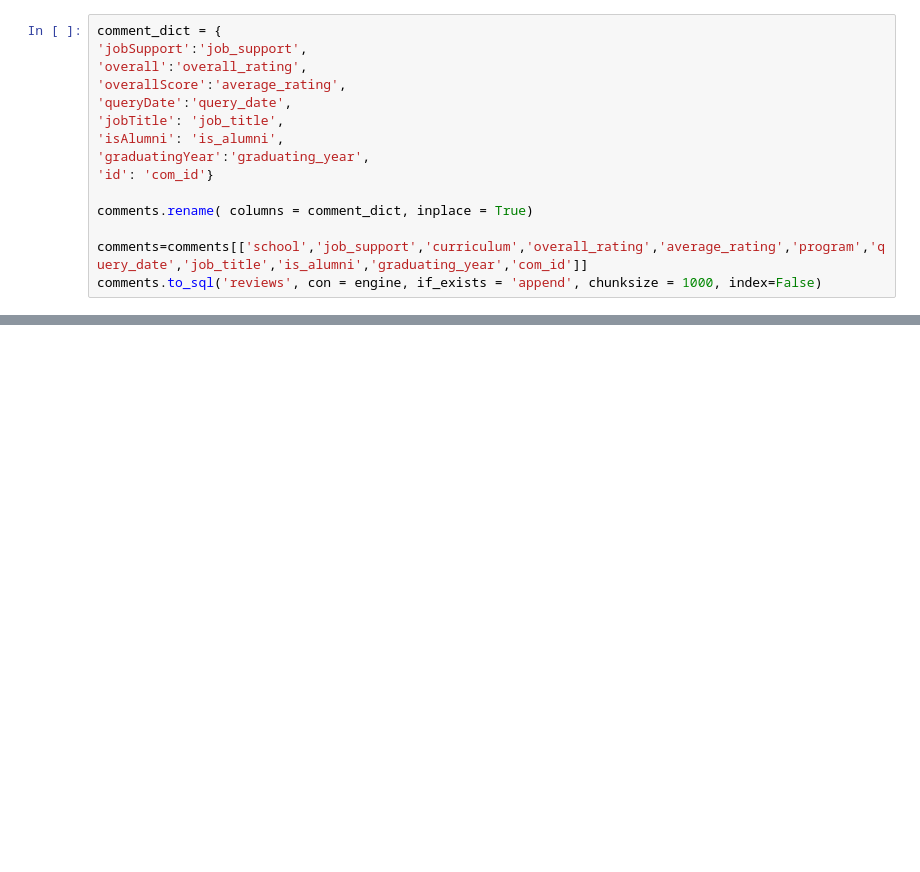
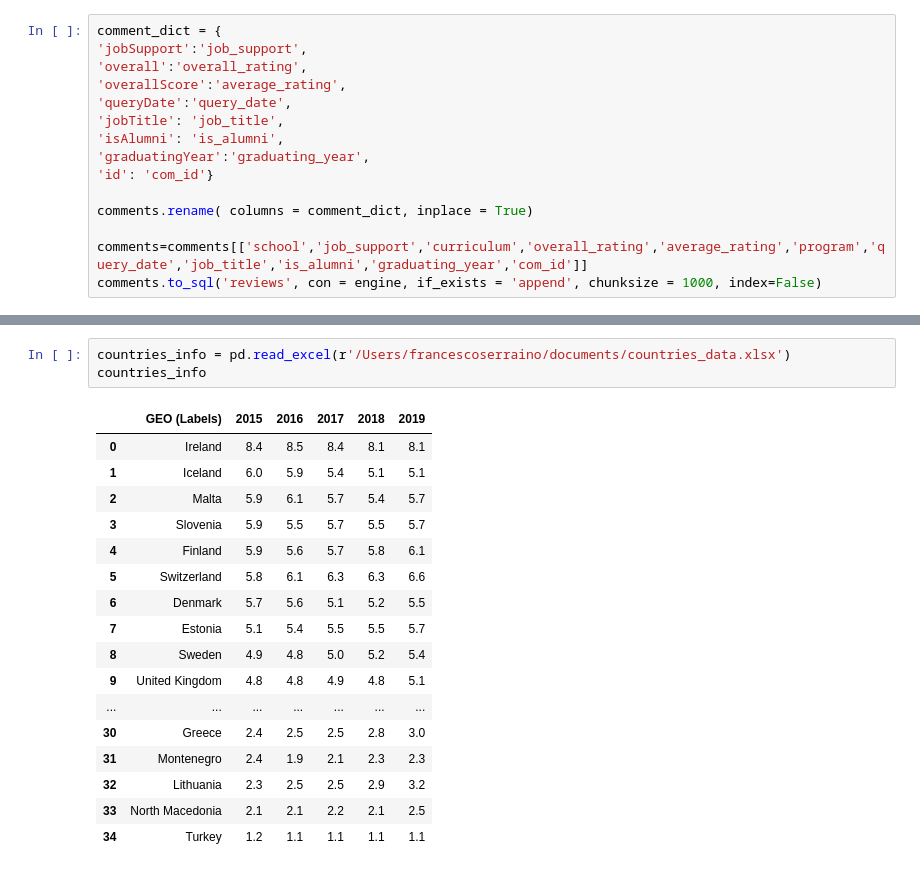
Before and after one commit to francescoserraino/project-2, a Jupyter notebook: sql_project.ipynb, the cells around one changed output, grey strips where cells are left out. Saved outputs shown, nothing was run; the diff lists cells and outputs as text; blank space fills up the shorter version.

Commit message:
adding countries data table

```diff
--- a/sql_project.ipynb
+++ b/sql_project.ipynb
@@ -295,0 +291,21 @@ NameError: name 'row' is not defined
+# %%
+countries_info = pd.read_excel(r'/Users/francescoserraino/documents/countries_data.xlsx')
+countries_info
+# %% [output]
+|  | GEO (Labels) | 2015 | 2016 | 2017 | 2018 | 2019 |
+| 0 | Ireland | 8.4 | 8.5 | 8.4 | 8.1 | 8.1 |
+| 1 | Iceland | 6.0 | 5.9 | 5.4 | 5.1 | 5.1 |
+| 2 | Malta | 5.9 | 6.1 | 5.7 | 5.4 | 5.7 |
+| 3 | Slovenia | 5.9 | 5.5 | 5.7 | 5.5 | 5.7 |
+| 4 | Finland | 5.9 | 5.6 | 5.7 | 5.8 | 6.1 |
+| 5 | Switzerland | 5.8 | 6.1 | 6.3 | 6.3 | 6.6 |
+| 6 | Denmark | 5.7 | 5.6 | 5.1 | 5.2 | 5.5 |
+| 7 | Estonia | 5.1 | 5.4 | 5.5 | 5.5 | 5.7 |
+| 8 | Sweden | 4.9 | 4.8 | 5.0 | 5.2 | 5.4 |
+| 9 | United Kingdom | 4.8 | 4.8 | 4.9 | 4.8 | 5.1 |
+| ... | ... | ... | ... | ... | ... | ... |
+| 30 | Greece | 2.4 | 2.5 | 2.5 | 2.8 | 3.0 |
+| 31 | Montenegro | 2.4 | 1.9 | 2.1 | 2.3 | 2.3 |
+| 32 | Lithuania | 2.3 | 2.5 | 2.5 | 2.9 | 3.2 |
+| 33 | North Macedonia | 2.1 | 2.1 | 2.2 | 2.1 | 2.5 |
+| 34 | Turkey | 1.2 | 1.1 | 1.1 | 1.1 | 1.1 |
```
Also changed, not shown: parts of 6 cells of this notebook, 2 other files.
